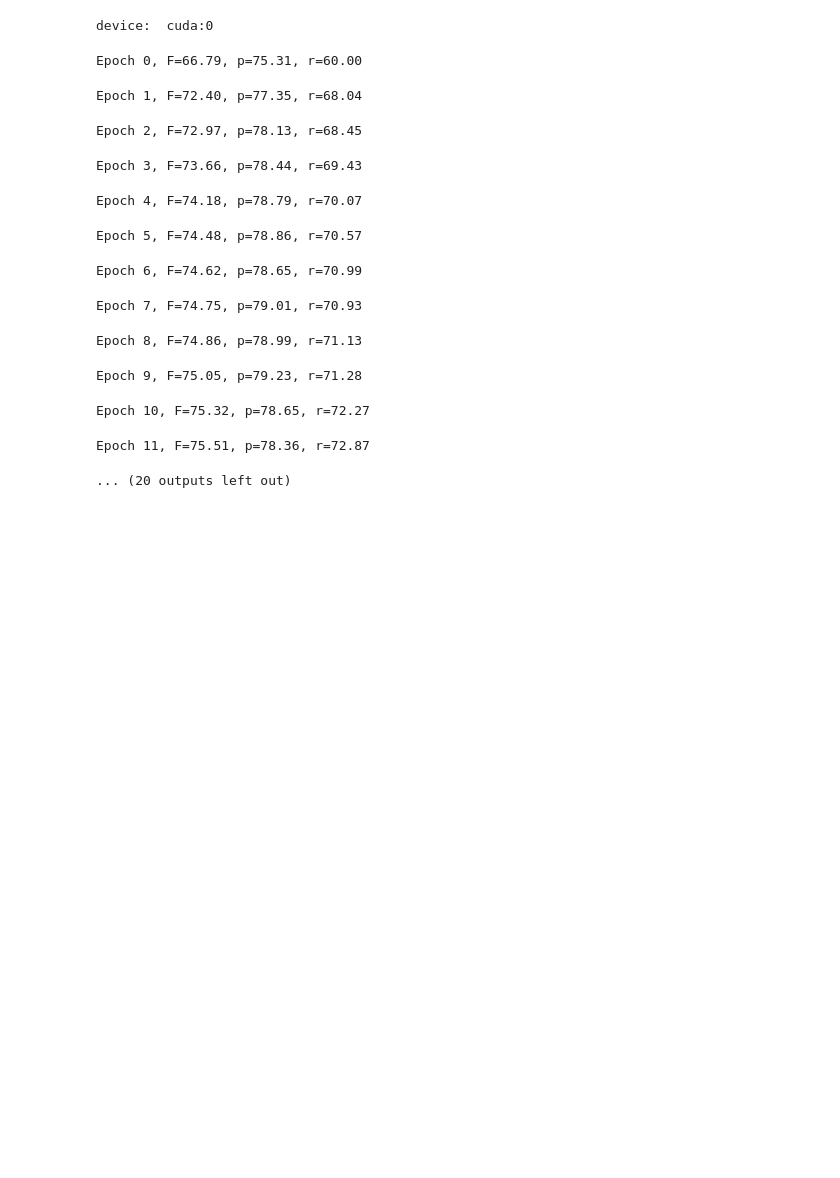
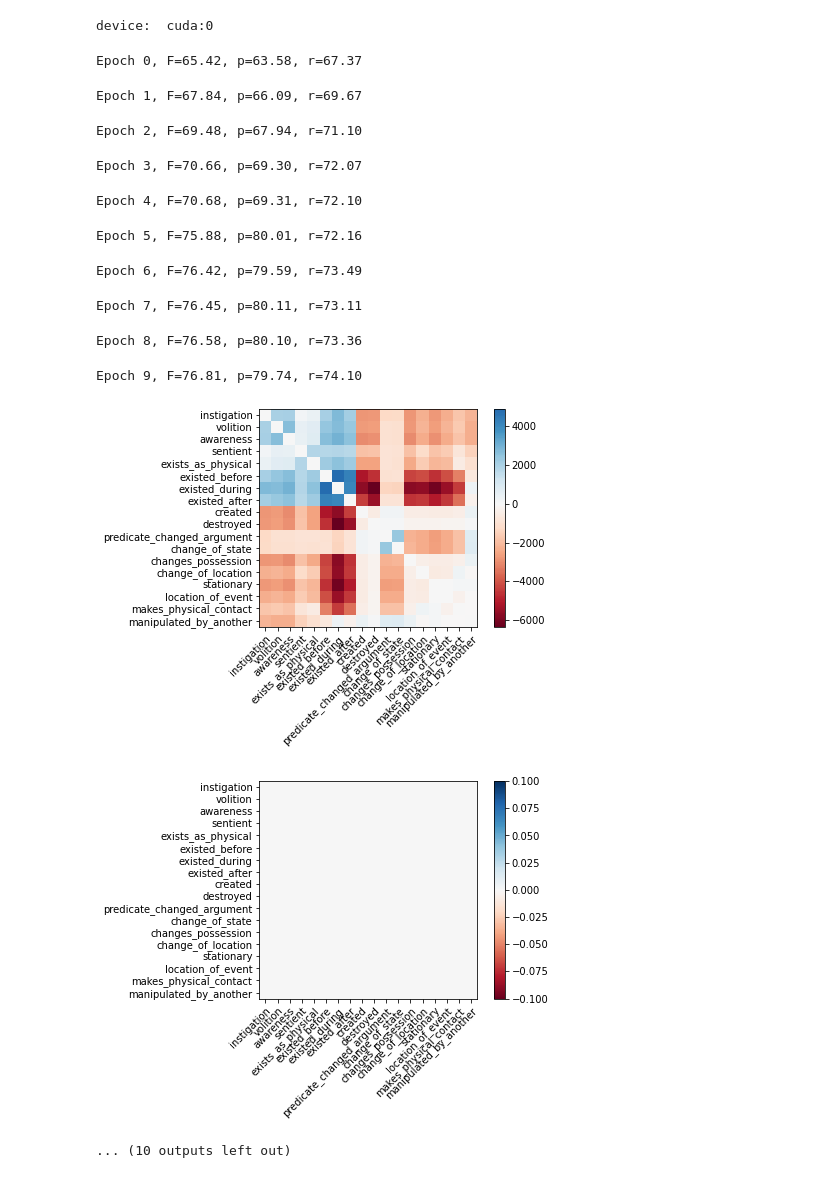
Before and after one commit to dylanfinkbeiner/cs685_finalproj, a Jupyter notebook: src/colab_test.ipynb, the cells around one changed output. Saved outputs shown, nothing was run; the diff lists cells and outputs as text; code cells hidden in the pictures; blank space fills up the shorter version.

```diff
--- a/src/colab_test.ipynb
+++ b/src/colab_test.ipynb
@@ -533,59 +597,61 @@ def co_occurrences(y_train):
 # %%
 args = {
-    'epochs': 15,
+    'epochs': 10,
     'seed': 7,
     'lr': 1e-3,
     'batch_size': 100,
-    'h_size': 300,
+    'h_size': 100,
     #'shared_size': 300,
     'glove_d': 300,
     'use_attention': True,
-    'use_lstm': False
+    'use_lstm': False,
+    'show_weights': True,
+    'train_jointly': True
 }
 
 seed = args['seed']
 
 random.seed(seed)
 torch.manual_seed(seed)
 np.random.seed(seed)
 
 data = get_data(args)
 
 w2i, i2w = data['dicts']
 emb_np = data['emb_np']
 X, y = data['lstm_data']
 
 co_occur, anti_occur = co_occurrences(y['train'])
 #show_weights(co_occur, properties=PROPERTIES, cmap='Greens')
 #show_weights(anti_occur, properties=PROPERTIES, cmap='Reds')
 show_weights(co_occur - anti_occur, properties=PROPERTIES)
 
-
 model = SPRL(
     vocab_size=len(w2i),
     emb_size=int(args['glove_d']),
     h_size=args['h_size'],
     #shared_size=args['shared_size'],
     padding_idx=w2i[PAD_TOKEN],
     emb_np=emb_np,
     properties=PROPERTIES,
     use_attention=args['use_attention'],
     use_lstm=args['use_lstm'],
-    direction_feature=False)
+    direction_feature=not args['use_lstm'],
+    train_jointly=args['train_jointly'])
 model.to(device)
 
 train_lstm(args, model, X, y)
 # %% [output]
-Epoch 0, F=66.79, p=75.31, r=60.00
+Epoch 0, F=65.42, p=63.58, r=67.37
-Epoch 1, F=72.40, p=77.35, r=68.04
+Epoch 1, F=67.84, p=66.09, r=69.67
-Epoch 2, F=72.97, p=78.13, r=68.45
+Epoch 2, F=69.48, p=67.94, r=71.10
-Epoch 3, F=73.66, p=78.44, r=69.43
+Epoch 3, F=70.66, p=69.30, r=72.07
-Epoch 4, F=74.18, p=78.79, r=70.07
+Epoch 4, F=70.68, p=69.31, r=72.10
-Epoch 5, F=74.48, p=78.86, r=70.57
+Epoch 5, F=75.88, p=80.01, r=72.16
-Epoch 6, F=74.62, p=78.65, r=70.99
+Epoch 6, F=76.42, p=79.59, r=73.49
-Epoch 7, F=74.75, p=79.01, r=70.93
+Epoch 7, F=76.45, p=80.11, r=73.11
-Epoch 8, F=74.86, p=78.99, r=71.13
+Epoch 8, F=76.58, p=80.10, r=73.36
-Epoch 9, F=75.05, p=79.23, r=71.28
+Epoch 9, F=76.81, p=79.74, r=74.10
+[figure, added]
+[figure, added]
-Epoch 10, F=75.32, p=78.65, r=72.27
+... (10 outputs left out)
-Epoch 11, F=75.51, p=78.36, r=72.87
-... (20 outputs left out)
```
Also changed, not shown: parts of 5 cells of this notebook.
